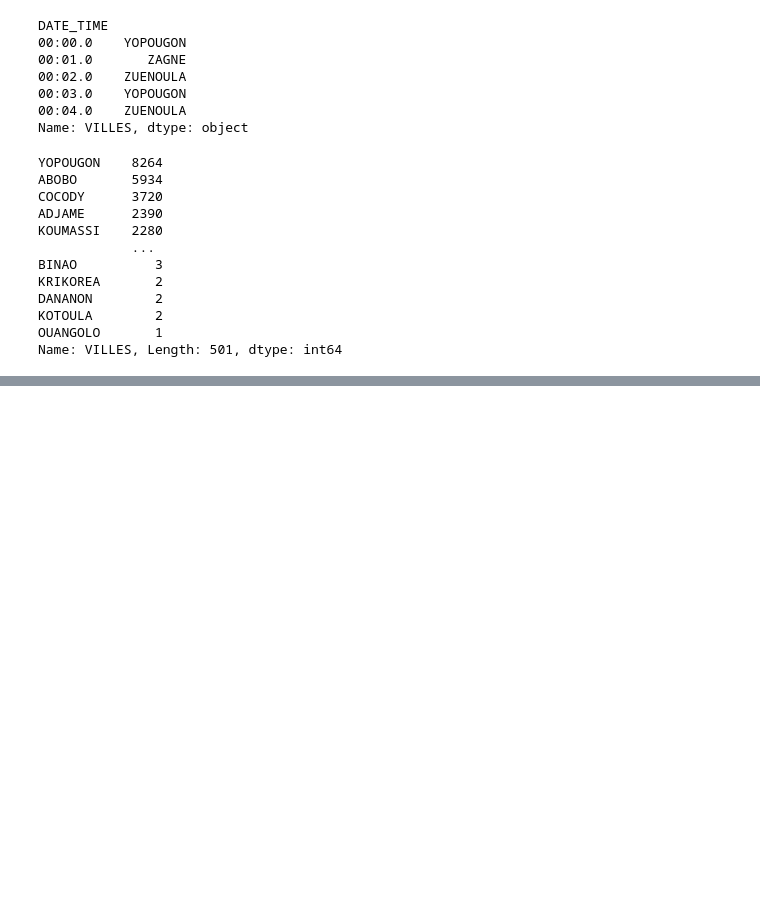
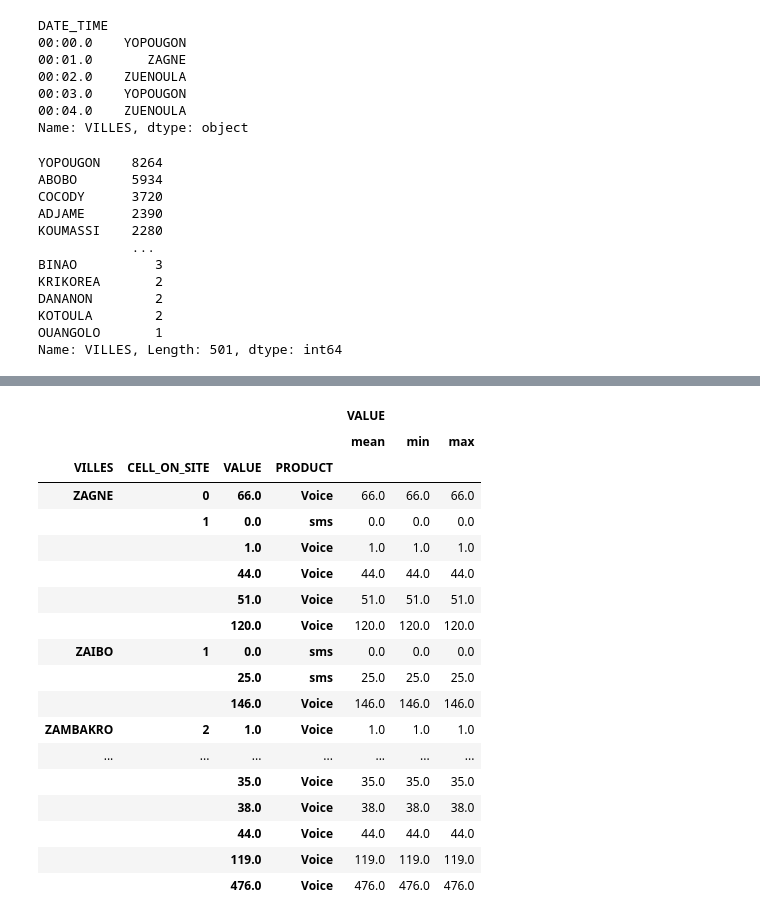
Before and after one commit to veronica1013/project_dsp, a Jupyter notebook: week_3_project/cote_divoire_telcom.ipynb, the cells around one changed output, grey strips where cells are left out. Saved outputs shown, nothing was run; the diff lists cells and outputs as text; code cells hidden in the pictures; blank space fills up the shorter version.

```diff
--- a/week_3_project/cote_divoire_telcom.ipynb
+++ b/week_3_project/cote_divoire_telcom.ipynb
@@ -347,0 +356,27 @@ leastcells.min().head()
+# %%
+#Finding the city with the most cells on site and determining their values on different #products.
+mostcells = final_df.groupby(["VILLES", "CELL_ON_SITE", "VALUE", "PRODUCT"]).agg({"VALUE": ['mean', 'min', 'max']})
+mostcells
+
+#Displaying the most used city with least cells
+mostcells.tail(100)
+# %% [output]
+|  |  |  |  | VALUE |  |  |
+|  |  |  |  | mean | min | max |
+| VILLES | CELL_ON_SITE | VALUE | PRODUCT |  |  |  |
+| ZAGNE | 0 | 66.0 | Voice | 66.0 | 66.0 | 66.0 |
+|  | 1 | 0.0 | sms | 0.0 | 0.0 | 0.0 |
+|  |  | 1.0 | Voice | 1.0 | 1.0 | 1.0 |
+|  |  | 44.0 | Voice | 44.0 | 44.0 | 44.0 |
+|  |  | 51.0 | Voice | 51.0 | 51.0 | 51.0 |
+|  |  | 120.0 | Voice | 120.0 | 120.0 | 120.0 |
+| ZAIBO | 1 | 0.0 | sms | 0.0 | 0.0 | 0.0 |
+|  |  | 25.0 | sms | 25.0 | 25.0 | 25.0 |
+|  |  | 146.0 | Voice | 146.0 | 146.0 | 146.0 |
+| ZAMBAKRO | 2 | 1.0 | Voice | 1.0 | 1.0 | 1.0 |
+| ... | ... | ... | ... | ... | ... | ... |
+|  |  | 35.0 | Voice | 35.0 | 35.0 | 35.0 |
+|  |  | 38.0 | Voice | 38.0 | 38.0 | 38.0 |
+|  |  | 44.0 | Voice | 44.0 | 44.0 | 44.0 |
+|  |  | 119.0 | Voice | 119.0 | 119.0 | 119.0 |
+|  |  | 476.0 | Voice | 476.0 | 476.0 | 476.0 |
```
Also changed, not shown: parts of 1 cell of this notebook.
